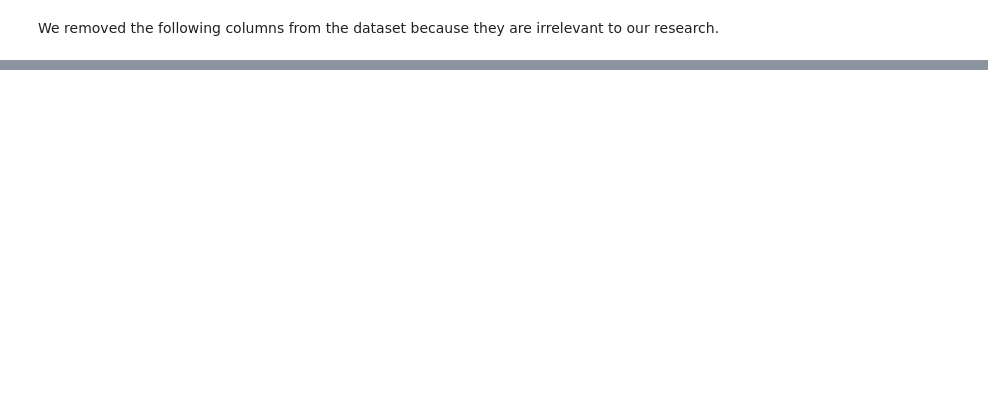
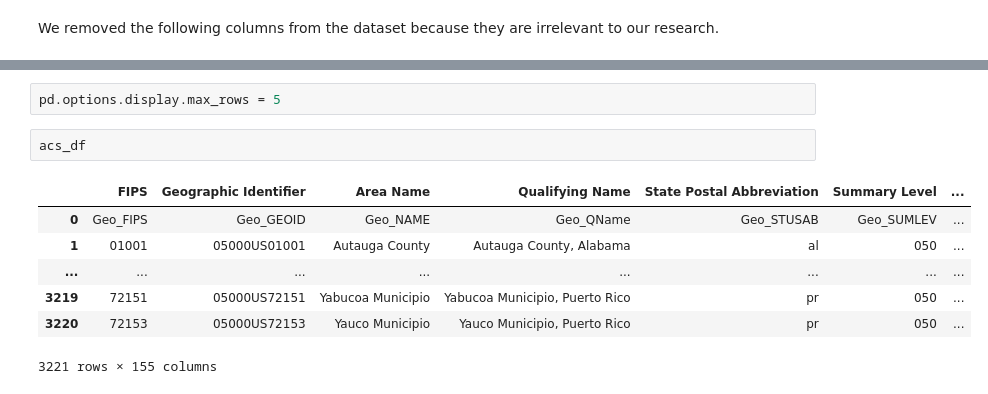
Before and after one commit to jeinuh/superfund-project, a Jupyter notebook: DataCheckpoint_group011.ipynb, the cells around one changed output, grey strips where cells are left out. Drawn from its saved outputs; the diff is of its cells as text; blank space fills up the shorter version.

```diff
--- a/DataCheckpoint_group011.ipynb
+++ b/DataCheckpoint_group011.ipynb
@@ -100,0 +122,12 @@ npl_df
+# %%
+pd.options.display.max_rows = 5
+# %%
+acs_df
+# %% [output]
+|  | FIPS | Geographic Identifier | Area Name | Qualifying Name | State Postal Abbreviation | Summary Level | ... |
+| 0 | Geo_FIPS | Geo_GEOID | Geo_NAME | Geo_QName | Geo_STUSAB | Geo_SUMLEV | ... |
+| 1 | 01001 | 05000US01001 | Autauga County | Autauga County, Alabama | al | 050 | ... |
+| ... | ... | ... | ... | ... | ... | ... | ... |
+| 3219 | 72151 | 05000US72151 | Yabucoa Municipio | Yabucoa Municipio, Puerto Rico | pr | 050 | ... |
+| 3220 | 72153 | 05000US72153 | Yauco Municipio | Yauco Municipio, Puerto Rico | pr | 050 | ... |
+3221 rows × 155 columns
```
Also changed, not shown: parts of 30 cells of this notebook.
